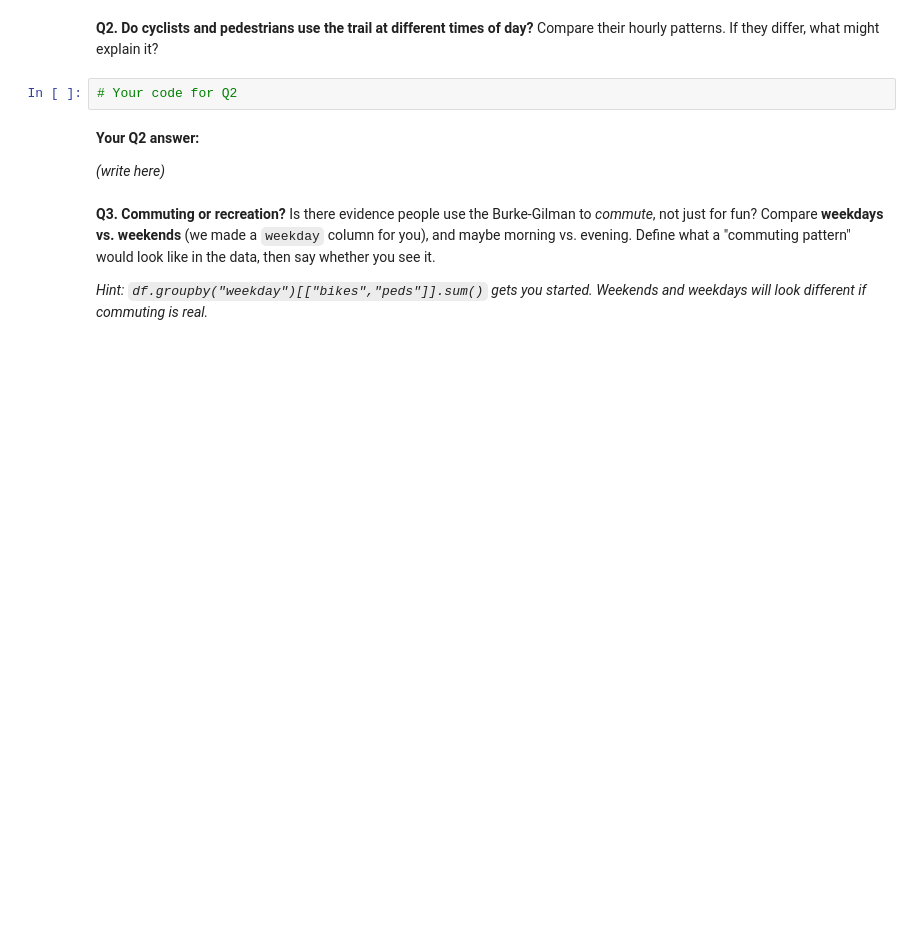
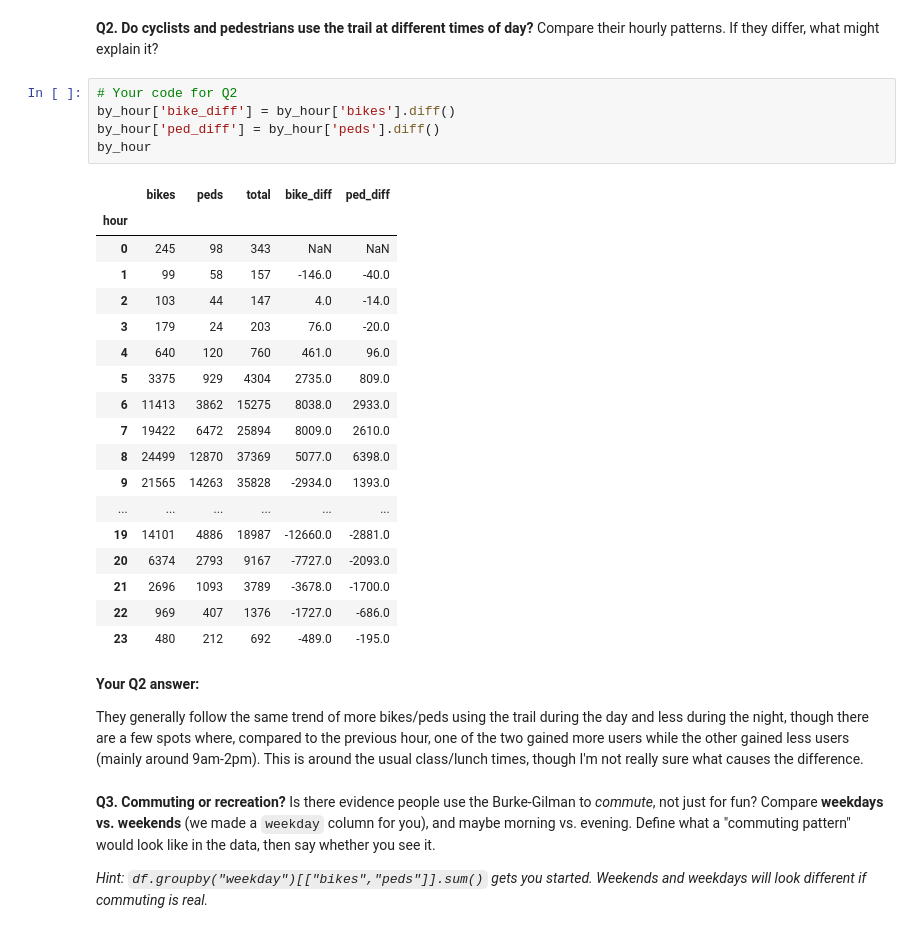
Before and after one commit to chyu05/hcde-410, a Jupyter notebook: A1/A1.ipynb, the cells around one changed output. Cells and saved outputs as stored; diff of their text form; blank space fills up the shorter version.

```diff
--- a/A1/A1.ipynb
+++ b/A1/A1.ipynb
@@ -171,10 +171,32 @@ The trail is the busiest around 3-5pm as those have the highest 3 sums of bikes
 Compare their hourly patterns. If they differ, what might explain it?
 # %%
 # Your code for Q2
+by_hour['bike_diff'] = by_hour['bikes'].diff()
+by_hour['ped_diff'] = by_hour['peds'].diff()
+by_hour
+# %% [output]
+|  | bikes | peds | total | bike_diff | ped_diff |
+| hour |  |  |  |  |  |
+| 0 | 245 | 98 | 343 | NaN | NaN |
+| 1 | 99 | 58 | 157 | -146.0 | -40.0 |
+| 2 | 103 | 44 | 147 | 4.0 | -14.0 |
+| 3 | 179 | 24 | 203 | 76.0 | -20.0 |
+| 4 | 640 | 120 | 760 | 461.0 | 96.0 |
+| 5 | 3375 | 929 | 4304 | 2735.0 | 809.0 |
+| 6 | 11413 | 3862 | 15275 | 8038.0 | 2933.0 |
+| 7 | 19422 | 6472 | 25894 | 8009.0 | 2610.0 |
+| 8 | 24499 | 12870 | 37369 | 5077.0 | 6398.0 |
+| 9 | 21565 | 14263 | 35828 | -2934.0 | 1393.0 |
+| ... | ... | ... | ... | ... | ... |
+| 19 | 14101 | 4886 | 18987 | -12660.0 | -2881.0 |
+| 20 | 6374 | 2793 | 9167 | -7727.0 | -2093.0 |
+| 21 | 2696 | 1093 | 3789 | -3678.0 | -1700.0 |
+| 22 | 969 | 407 | 1376 | -1727.0 | -686.0 |
+| 23 | 480 | 212 | 692 | -489.0 | -195.0 |
 # %% [markdown]
 **Your Q2 answer:**
 
-*(write here)*
+They generally follow the same trend of more bikes/peds using the trail during the day and less during the night, though there are a few spots where, compared to the previous hour, one of the two gained more users while the other gained less users (mainly around 9am-2pm). This is around the usual class/lunch times, though I'm not really sure what causes the difference.
 # %% [markdown]
 **Q3. Commuting or recreation?**
 Is there evidence people use the Burke-Gilman to *commute*, not just for fun? Compare **weekdays vs. weekends** (we made a `weekday` column for you), and maybe morning vs. evening. Define what a "commuting pattern" would look like in the data, then say whether you see it.
```
